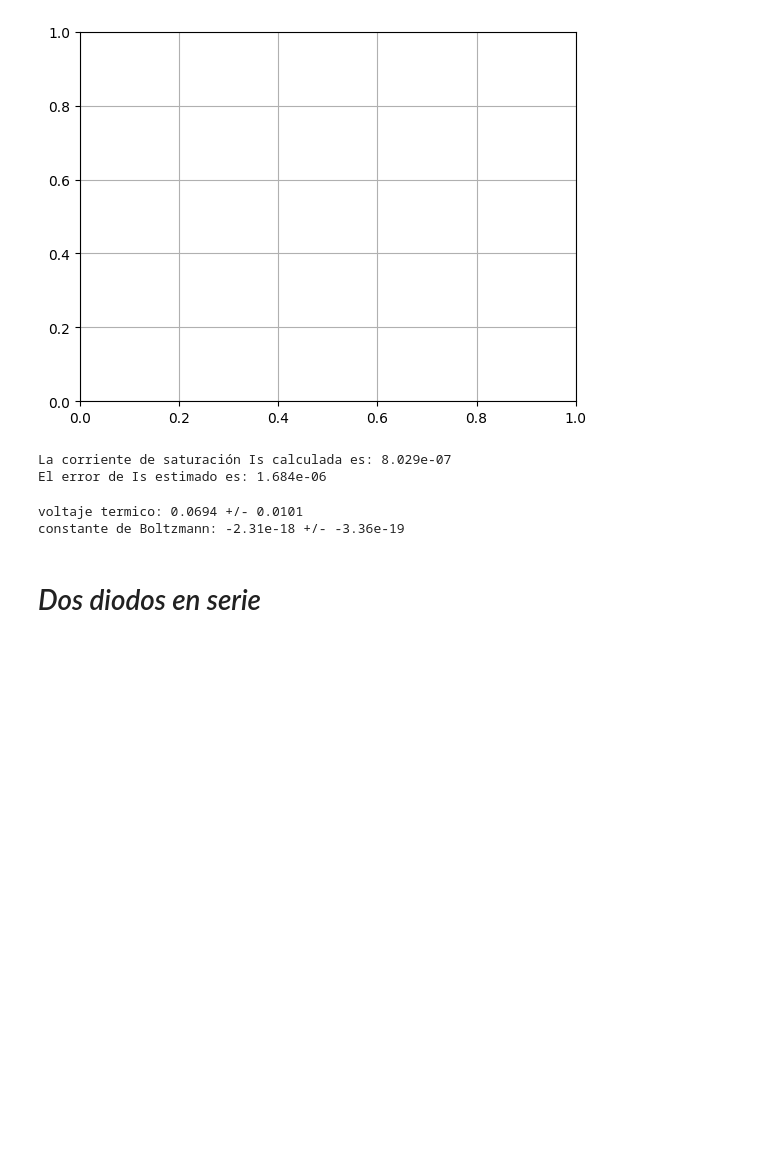
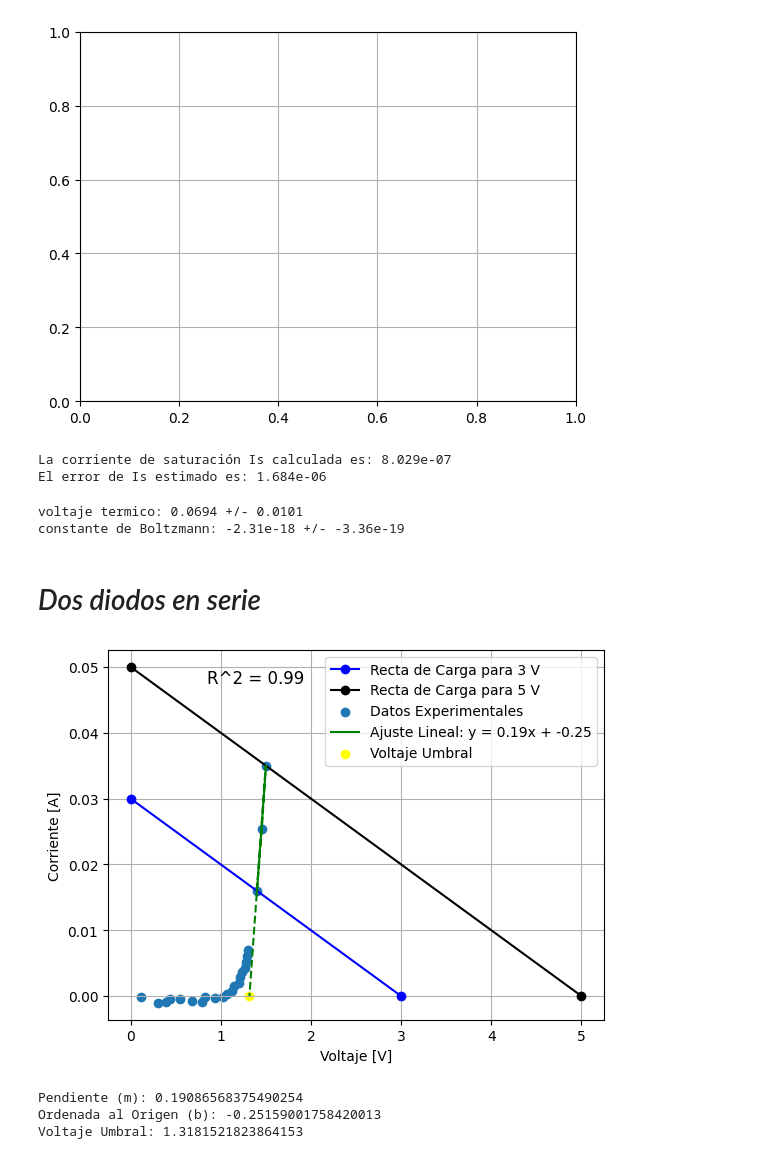
Before and after one commit to ComancheMario/Python-, a Jupyter notebook: electronica/Diodos/Diodos.ipynb, the cells around one changed output. Drawn from its saved outputs; the diff is of its cells as text; code cells hidden in the pictures; blank space fills up the shorter version.

```diff
--- a/electronica/Diodos/Diodos.ipynb
+++ b/electronica/Diodos/Diodos.ipynb
@@ -507,15 +504,15 @@ import numpy as np
 from scipy.optimize import curve_fit
 
 # Carga los datos desde el archivo CSV
-data = pd.read_csv('C:\\Users\\madro\\OneDrive\\Documents\\Python-\\electronica\\1Diodo.csv')
+data = pd.read_csv('C:\\Users\\madro\\.py\\Python-\\electronica\\Diodos\\2SDiodo.csv')
 
 # Supongamos que tienes dos columnas llamadas 'ColumnaX' y 'ColumnaY'
-x = data['V en el diodo']
-y = data['Corriente']
+x = data['dos diodos']
+y = data['corriente']
 
 
 # Definir un umbral para excluir ciertos datos
-umbral = 0.7  # Cambia esto al valor que desees
+umbral = 1.3  # Cambia esto al valor que desees
 
 # Filtrar los datos para excluir aquellos por debajo del umbral
 x_filtrado = x[x >= umbral]
@@ -528,33 +525,40 @@ slope, intercept = np.polyfit(x_filtrado, y_filtrado, 1)
 residuals = y_filtrado - (slope * x_filtrado + intercept)
 ss_residual = np.sum(residuals**2)
 ss_total = np.sum((y_filtrado - np.mean(y_filtrado))**2)
 r_squared = 1 - (ss_residual / ss_total)
 
 # Crear una función de ajuste lineal
 fit_line = slope * x_filtrado + intercept
 
+x_interseccion= - intercept/ slope
+
 # Extender la recta de ajuste lineal hasta tocar el eje X
 x_extendido = np.concatenate((x_filtrado, [x_interseccion]))
 y_extendido = np.concatenate((y_filtrado, [0]))
 
 # Graficar los datos originales, el ajuste lineal y la extensión de la recta hasta el eje X
-plt.scatter(x, y, label='Datos')
+plt.scatter(x, y, label='Datos Experimentales')
 plt.plot(x_filtrado, fit_line, color='green', label=f'Ajuste Lineal: y = {slope:.2f}x + {intercept:.2f}')
 plt.plot(x_extendido, y_extendido, color='green', linestyle='--')
 
 # Marcar el punto de intersección con el eje X
 plt.scatter([x_interseccion], [0], color='yellow', marker='o', label='Voltaje Umbral')
 
 # Agregar el valor del coeficiente de determinación al gráfico
-plt.annotate(f'R^2 = {r_squared:.2f}', xy=(0.05, 0.91), xycoords='axes fraction', fontsize=12, color='black')
+plt.annotate(f'R^2 = {r_squared:.2f}', xy=(0.2, 0.91), xycoords='axes fraction', fontsize=12, color='black')
 
 plt.xlabel('Voltaje [V]')
-plt.ylabel('Corriente [mA]')
+plt.ylabel('Corriente [A]')
 plt.legend()
 plt.grid(True)
 plt.show()
 
 # Imprimir la pendiente y la ordenada al origen
 print(f'Pendiente (m): {slope}')
 print(f'Ordenada al Origen (b): {intercept}')
 print(f'Voltaje Umbral: {x_interseccion}')
+# %% [output]
+[figure, added]
+Pendiente (m): 0.19086568375490254
+Ordenada al Origen (b): -0.25159001758420013
+Voltaje Umbral: 1.3181521823864153
```
Also changed, not shown: parts of 1 cell of this notebook, 1 other file.
